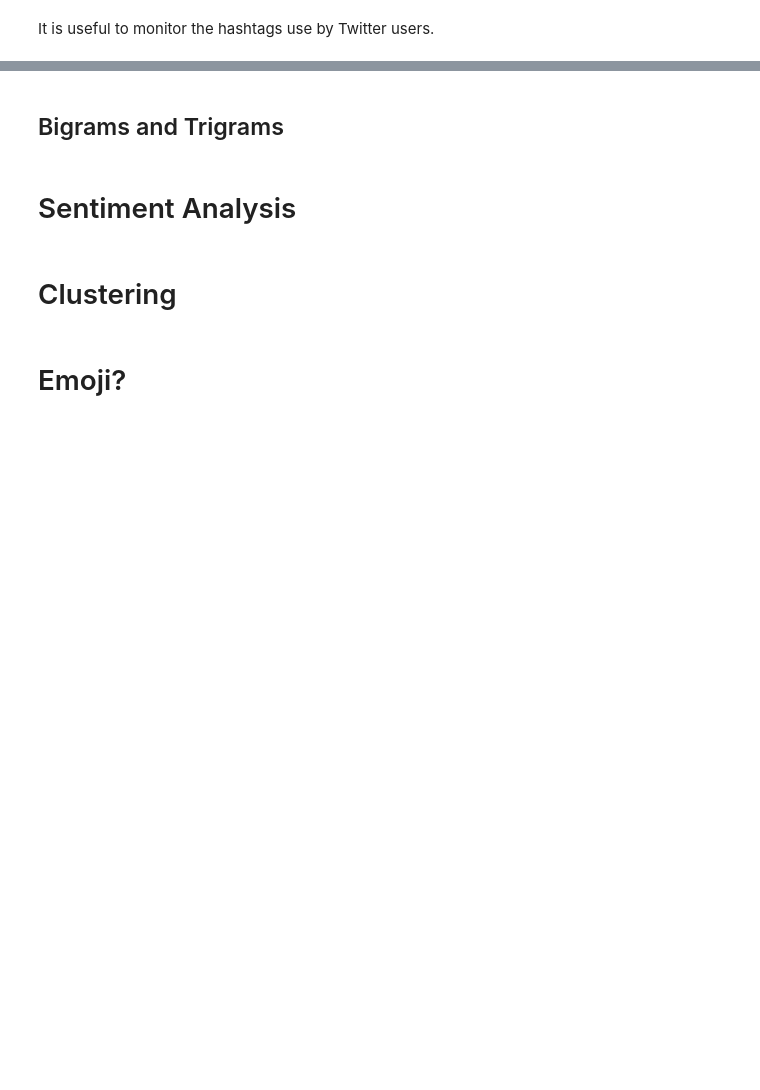
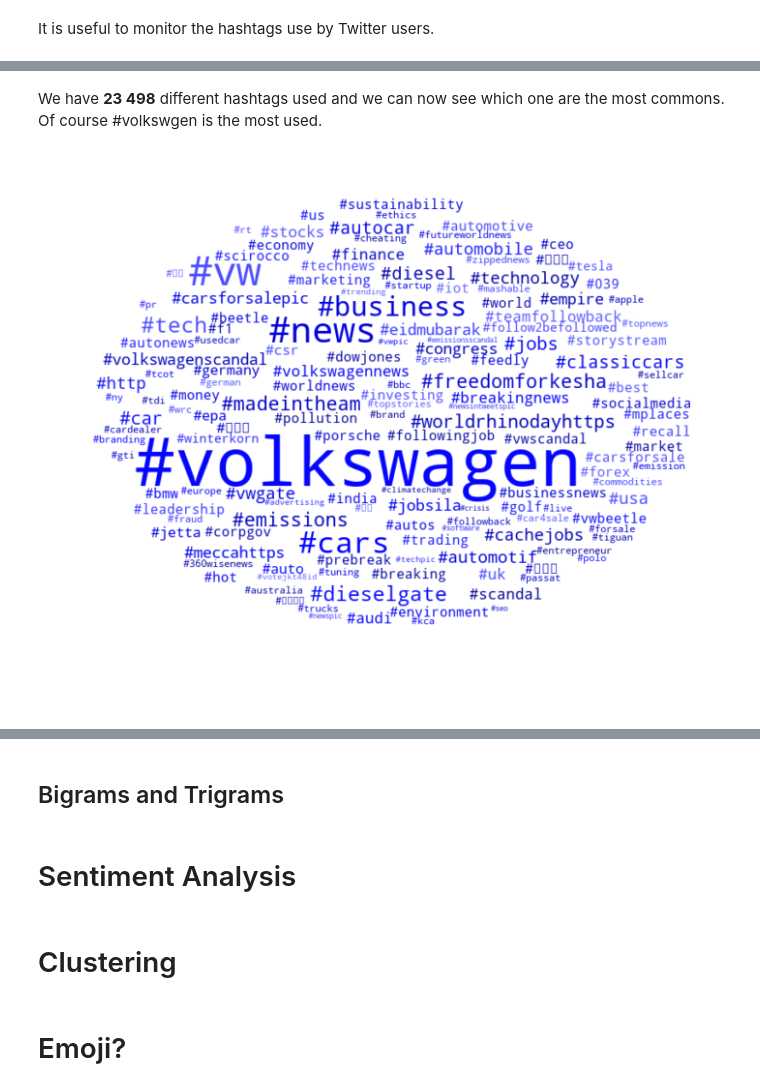
Before and after one commit to gentiltoto/Master-Project, a Jupyter notebook: Master Project.ipynb, the cells around one changed output, grey strips where cells are left out. Saved outputs shown, nothing was run; the diff lists cells and outputs as text; code cells hidden in the pictures; blank space fills up the shorter version.

```diff
--- a/Master Project.ipynb
+++ b/Master Project.ipynb
@@ -434,0 +411,2 @@ It is useful to monitor the hashtags use by Twitter users.
+# %%
+df['hashtags'] = df['text_raw'].str.findall(r'#[^\s]\w+').apply(lambda x: ' '.join(x))
@@ -434,0 +429,6 @@ It is useful to monitor the hashtags use by Twitter users.
+# %% [markdown]
+We have **23 498** different hashtags used and we can now see which one are the most commons. Of course #volkswgen is the most used.
+# %%
+wc_hashtags = wordcloud_generator(freq_dist_hashtags, 'wordcloud_hashtags.png', mask)
+# %% [output]
+[figure, added]
```
Also changed, not shown: parts of 22 cells of this notebook, 10 other files.
